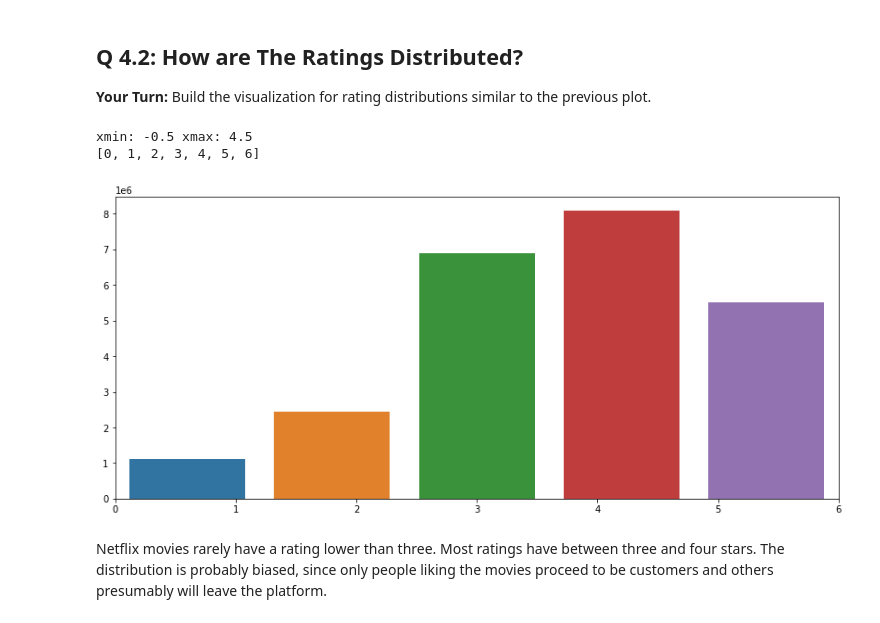
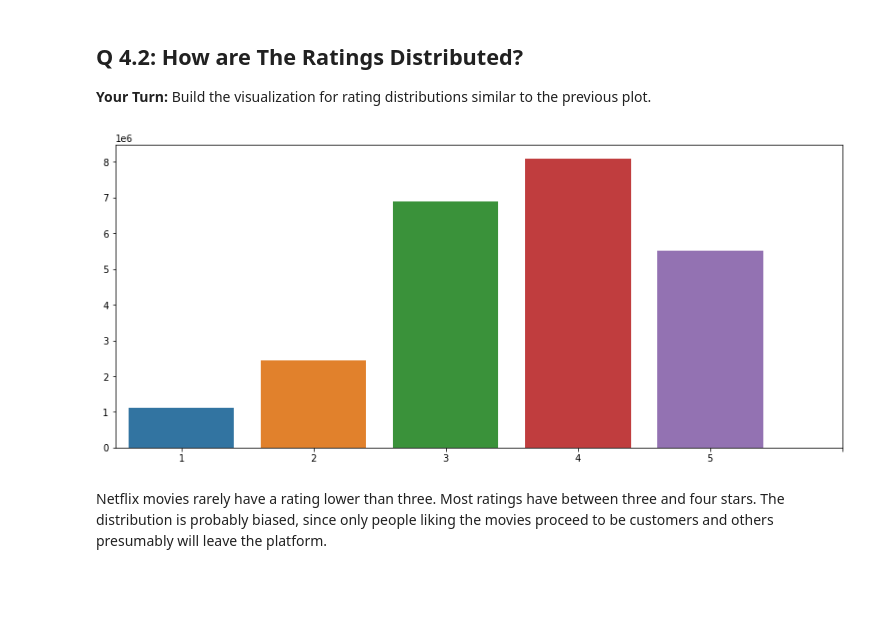
Before and after one commit to willr/mec-mini-projects, a Jupyter notebook: mec-17.4.1-recommendation-systems-mini-project/Mini_Project_Recommendation_Systems.ipynb, the cells around one changed output. Saved outputs shown, nothing was run; the diff lists cells and outputs as text; code cells hidden in the pictures; blank space fills up the shorter version.

```diff
--- a/mec-17.4.1-recommendation-systems-mini-project/Mini_Project_Recommendation_Systems.ipynb
+++ b/mec-17.4.1-recommendation-systems-mini-project/Mini_Project_Recommendation_Systems.ipynb
@@ -230,26 +230,19 @@ The decline for the rightmost point is probably caused by an incomplete last yea
 __Your Turn:__ Build the visualization for rating distributions similar to the previous plot.
 # %%
 df.head()
+
 fig, ax = plt.subplots(1, 1, figsize=(14, 6))
 
 data = df['Rating'].value_counts().sort_index()
 x = data.index.map(int)
 y = data.values
-xmin_tick = df['Rating'].min()
-xmax_tick = df['Rating'].max()
+
 sns.barplot(x, y)
 xmin, xmax = plt.xlim()
-print(f'xmin: {xmin} xmax: {xmax}')
-# print(f'xmin: {xmin} xmax: {xmax}')
-# xtick_labels = [x[0]] + list(x[10:-10:10]) + [x[-1]]
-xtick_labels = [x for x in range(int(xmin_tick) -1 , int(xmax_tick) + 2)]
-print(xtick_labels)
-
-plt.xticks(ticks=np.linspace(xmin, xmax, len(xtick_labels)), labels=xtick_labels);
+#xtick_labels = [1,2,3,4,5]
+plt.xticks(ticks=[0,1,2,3,4,5]);#, labels=xtick_labels);
 # %% [output]
-xmin: -0.5 xmax: 4.5
-[0, 1, 2, 3, 4, 5, 6]
-[figure, old version]
+[figure, new version]
 # %% [markdown]
 Netflix movies rarely have a rating lower than three. Most ratings have between three and four stars.
 The distribution is probably biased, since only people liking the movies proceed to be customers and others presumably will leave the platform.
```
Also changed, not shown: parts of 45 cells of this notebook, 2 other files.
